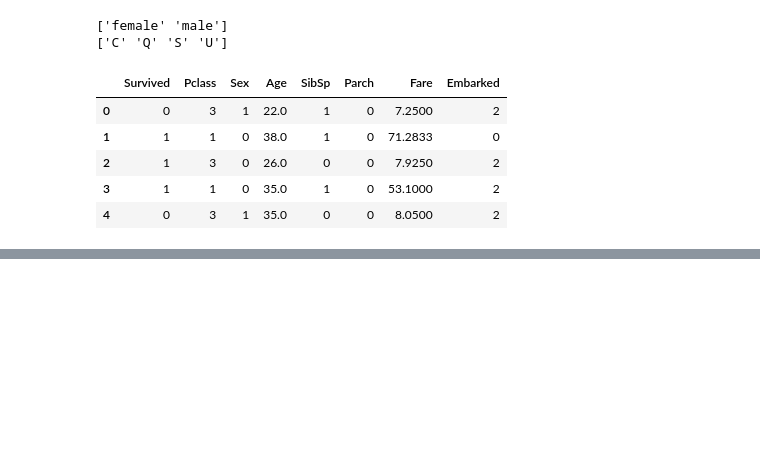
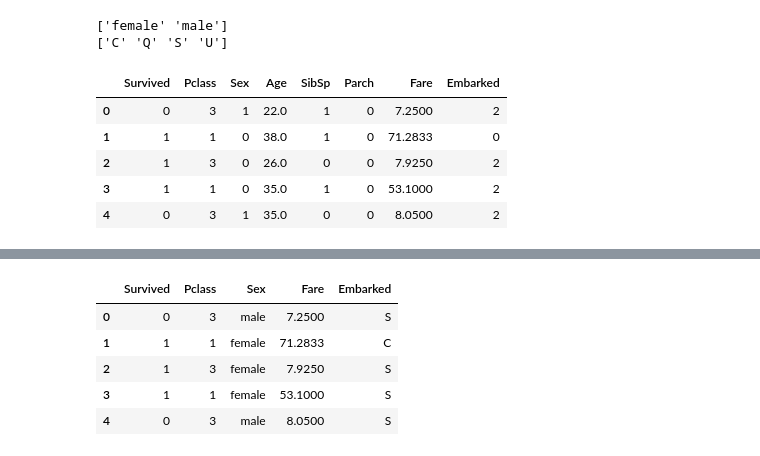
Before and after one commit to dinhjohnny/Kaggle-Titanic-Competition, a Jupyter notebook: Kaggle Competition.ipynb, the cells around one changed output, grey strips where cells are left out. Saved outputs shown, nothing was run; the diff lists cells and outputs as text; code cells hidden in the pictures; blank space fills up the shorter version.

```diff
--- a/Kaggle Competition.ipynb
+++ b/Kaggle Competition.ipynb
@@ -78,0 +133,11 @@ df.to_csv("submission.csv", index=False)
+# %%
+dropped = ['PassengerId', 'Name', 'Ticket', 'Cabin', 'SibSp', 'Parch', 'Age']
+df_train_set = df_train.drop(dropped, axis=1)
+df_train_set.head()
+# %% [output]
+|  | Survived | Pclass | Sex | Fare | Embarked |
+| 0 | 0 | 3 | male | 7.2500 | S |
+| 1 | 1 | 1 | female | 71.2833 | C |
+| 2 | 1 | 3 | female | 7.9250 | S |
+| 3 | 1 | 1 | female | 53.1000 | S |
+| 4 | 0 | 3 | male | 8.0500 | S |
```
Also changed, not shown: parts of 32 cells of this notebook, 3 other files.
